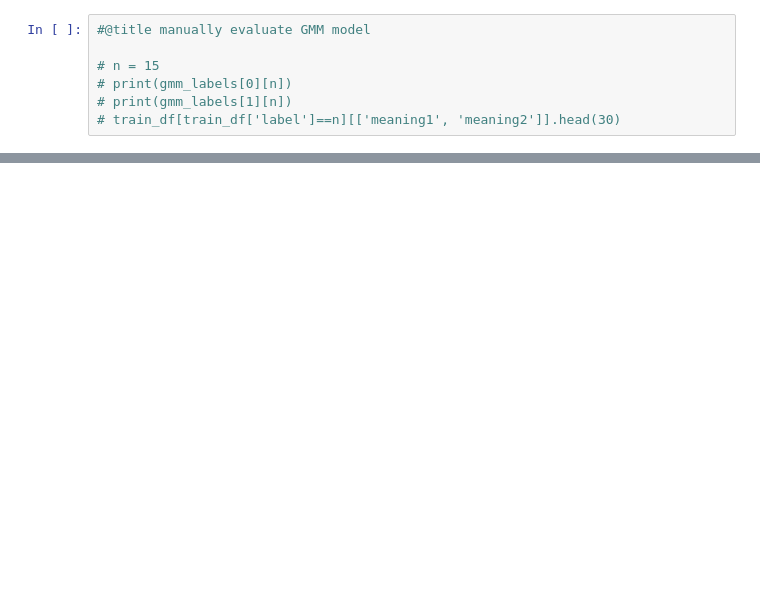
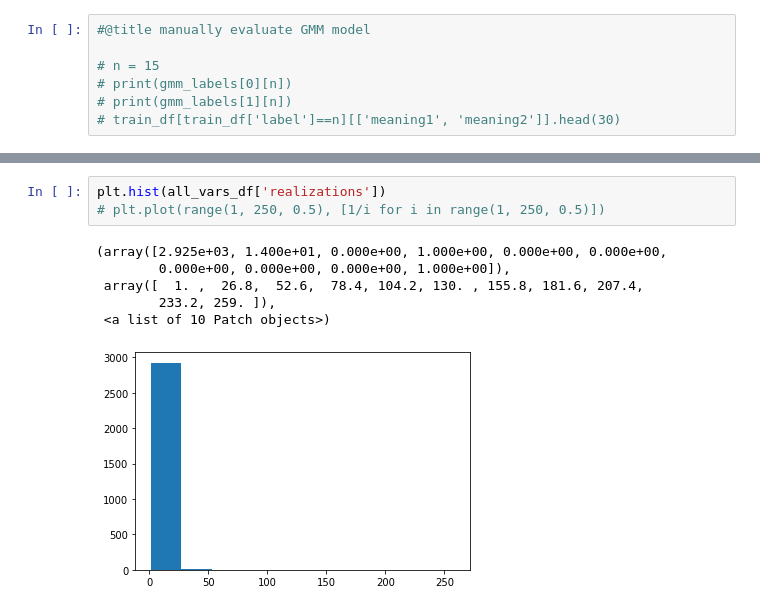
Before and after one commit to o-fugi/regularity-semantic-change, a Jupyter notebook: code/Prediction_with_GMM.ipynb, the cells around one changed output, grey strips where cells are left out. Drawn from its saved outputs; the diff is of its cells as text; blank space fills up the shorter version.

```diff
--- a/code/Prediction_with_GMM.ipynb
+++ b/code/Prediction_with_GMM.ipynb
@@ -572,0 +1093,10 @@ probability of most probable cluster GMM 303.1699999999995
+# %%
+plt.hist(all_vars_df['realizations'])
+# plt.plot(range(1, 250, 0.5), [1/i for i in range(1, 250, 0.5)])
+# %% [output]
+(array([2.925e+03, 1.400e+01, 0.000e+00, 1.000e+00, 0.000e+00, 0.000e+00,
+        0.000e+00, 0.000e+00, 0.000e+00, 1.000e+00]),
+ array([  1. ,  26.8,  52.6,  78.4, 104.2, 130. , 155.8, 181.6, 207.4,
+        233.2, 259. ]),
+ <a list of 10 Patch objects>)
+[figure, added]
```
Also changed, not shown: parts of 41 cells of this notebook.
